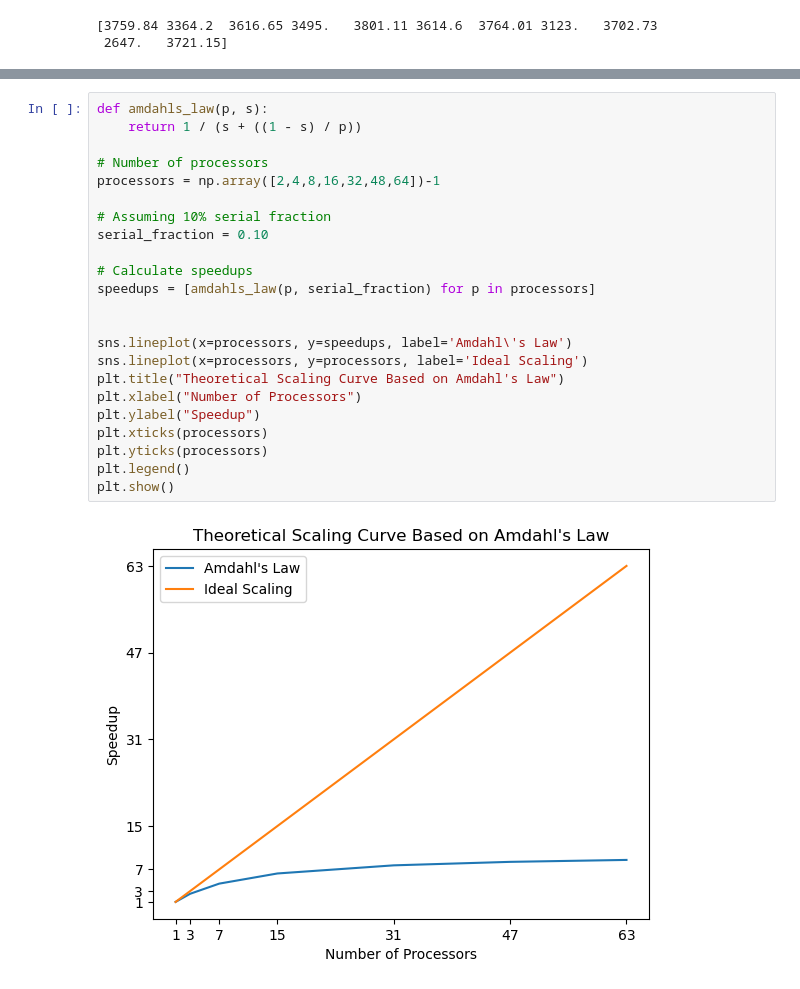
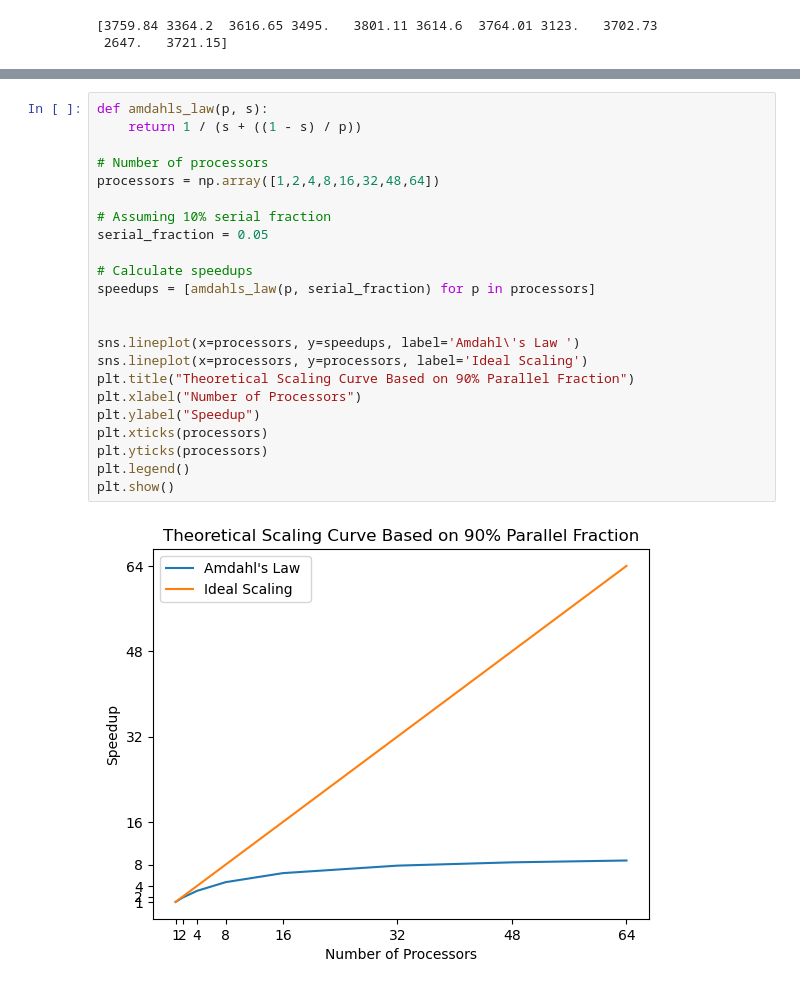
Before and after one commit to BerlinObel/hppc, a Jupyter notebook: assignment_3/plot.ipynb, the cells around one changed output, grey strips where cells are left out. Saved outputs shown, nothing was run; the diff lists cells and outputs as text.

```diff
--- a/assignment_3/plot.ipynb
+++ b/assignment_3/plot.ipynb
@@ -100,25 +110,25 @@ plt.show()
 # %%
 def amdahls_law(p, s):
     return 1 / (s + ((1 - s) / p))
 
 # Number of processors
-processors = np.array([2,4,8,16,32,48,64])-1
+processors = np.array([1,2,4,8,16,32,48,64])
 
 # Assuming 10% serial fraction
-serial_fraction = 0.10
+serial_fraction = 0.05
 
 # Calculate speedups
 speedups = [amdahls_law(p, serial_fraction) for p in processors]
 
 
-sns.lineplot(x=processors, y=speedups, label='Amdahl\'s Law')
+sns.lineplot(x=processors, y=speedups, label='Amdahl\'s Law ')
 sns.lineplot(x=processors, y=processors, label='Ideal Scaling')
-plt.title("Theoretical Scaling Curve Based on Amdahl's Law")
+plt.title("Theoretical Scaling Curve Based on 90% Parallel Fraction")
 plt.xlabel("Number of Processors")
 plt.ylabel("Speedup")
 plt.xticks(processors)
 plt.yticks(processors)
 plt.legend()
 plt.show()
 # %% [output]
-[figure, old version]
+[figure, new version]
```
Also changed, not shown: parts of 6 cells of this notebook, 1 other file.
